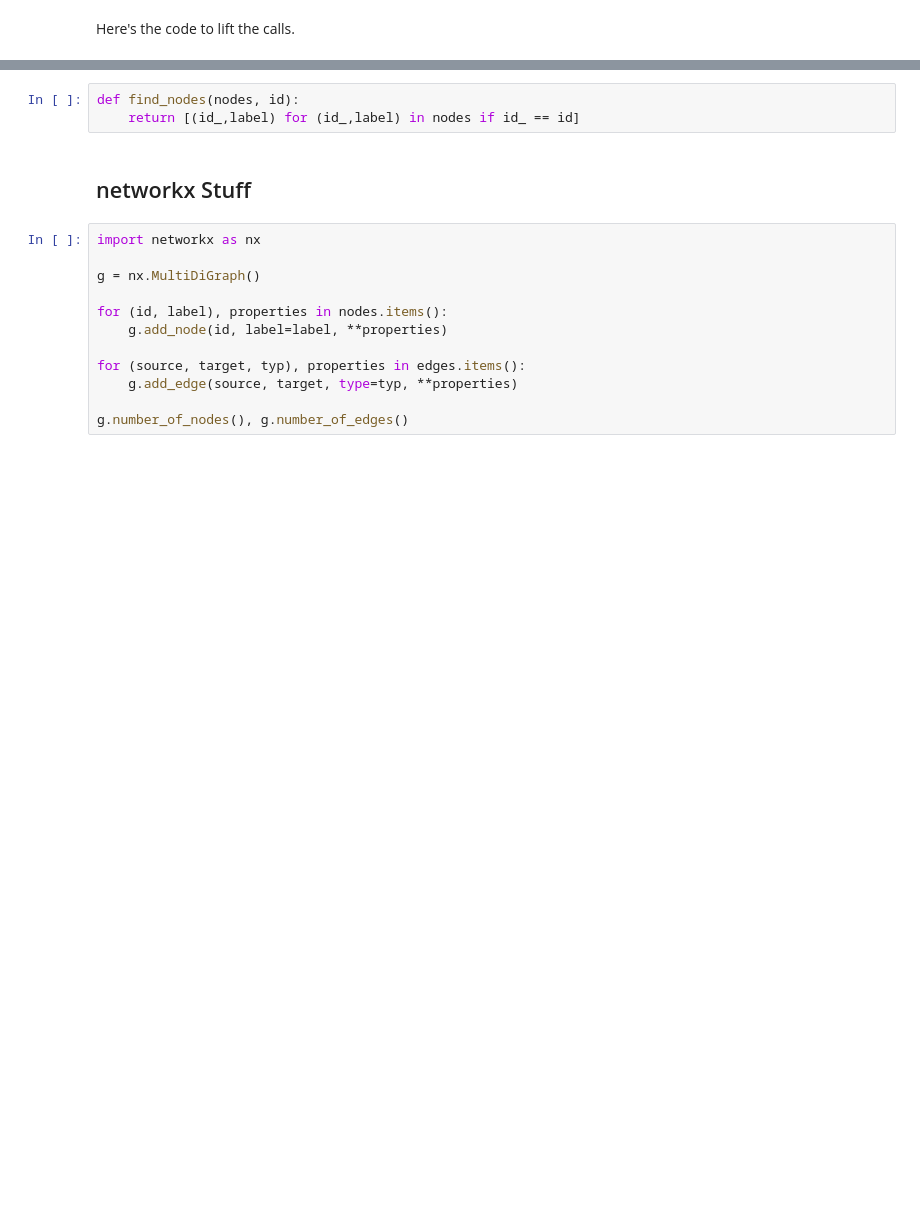
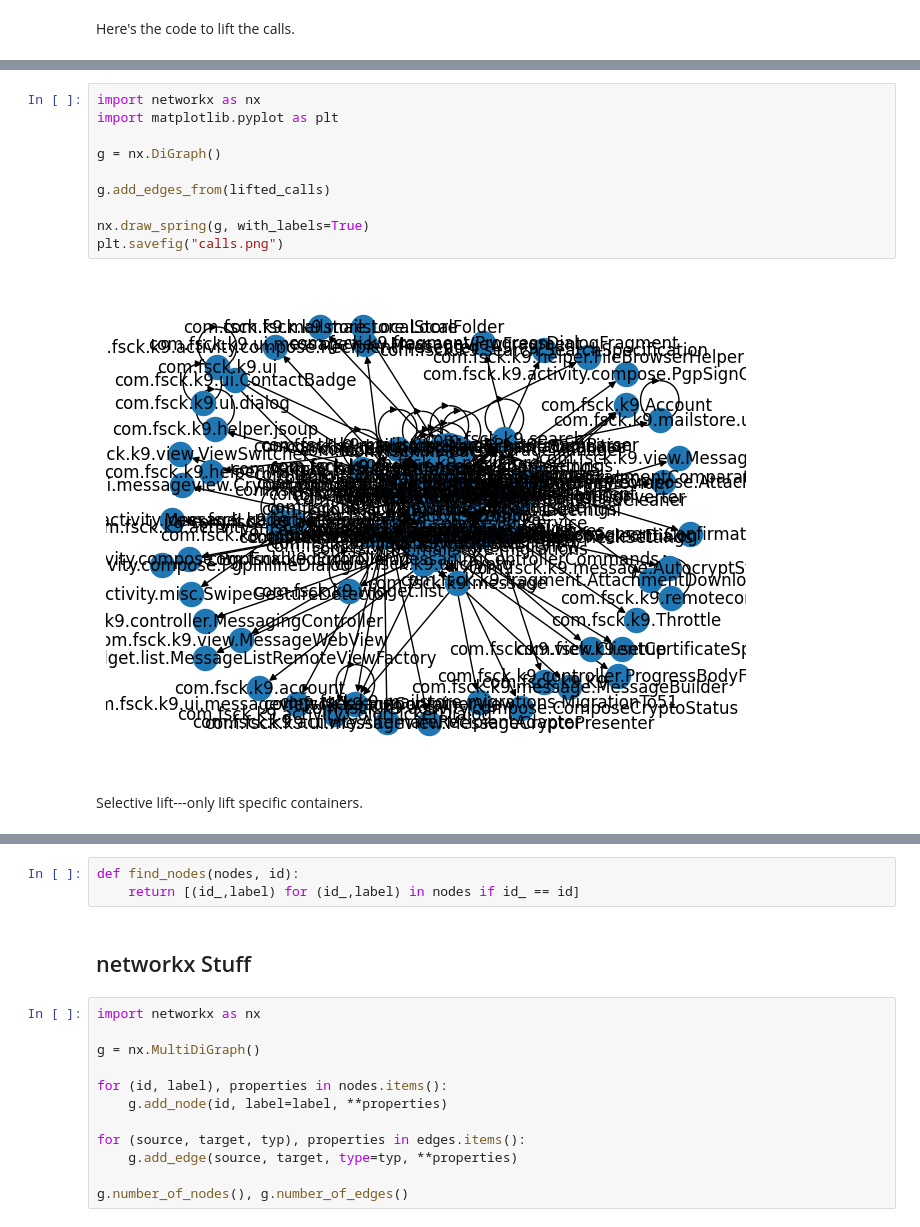
Before and after one commit to rsatrioadi/dev-assist, a Jupyter notebook: all.ipynb, the cells around one changed output, grey strips where cells are left out. Saved outputs shown, nothing was run; the diff lists cells and outputs as text; blank space fills up the shorter version.

```diff
--- a/all.ipynb
+++ b/all.ipynb
@@ -300,0 +332,14 @@ lifted_calls
+# %%
+import networkx as nx
+import matplotlib.pyplot as plt
+
+g = nx.DiGraph()
+
+g.add_edges_from(lifted_calls)
+
+nx.draw_spring(g, with_labels=True)
+plt.savefig("calls.png")
+# %% [output]
+[figure, added]
+# %% [markdown]
+Selective lift---only lift specific containers.
```
Also changed, not shown: parts of 15 cells of this notebook.
